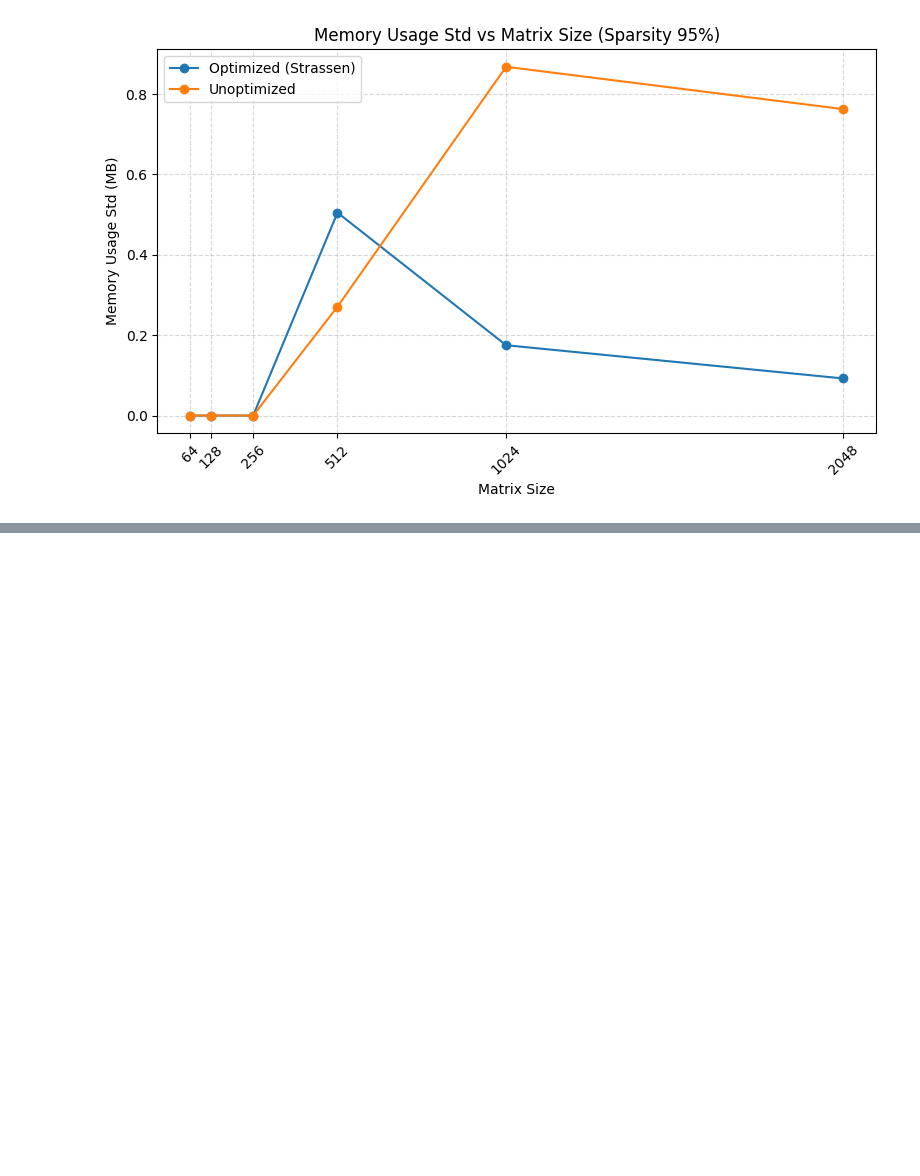
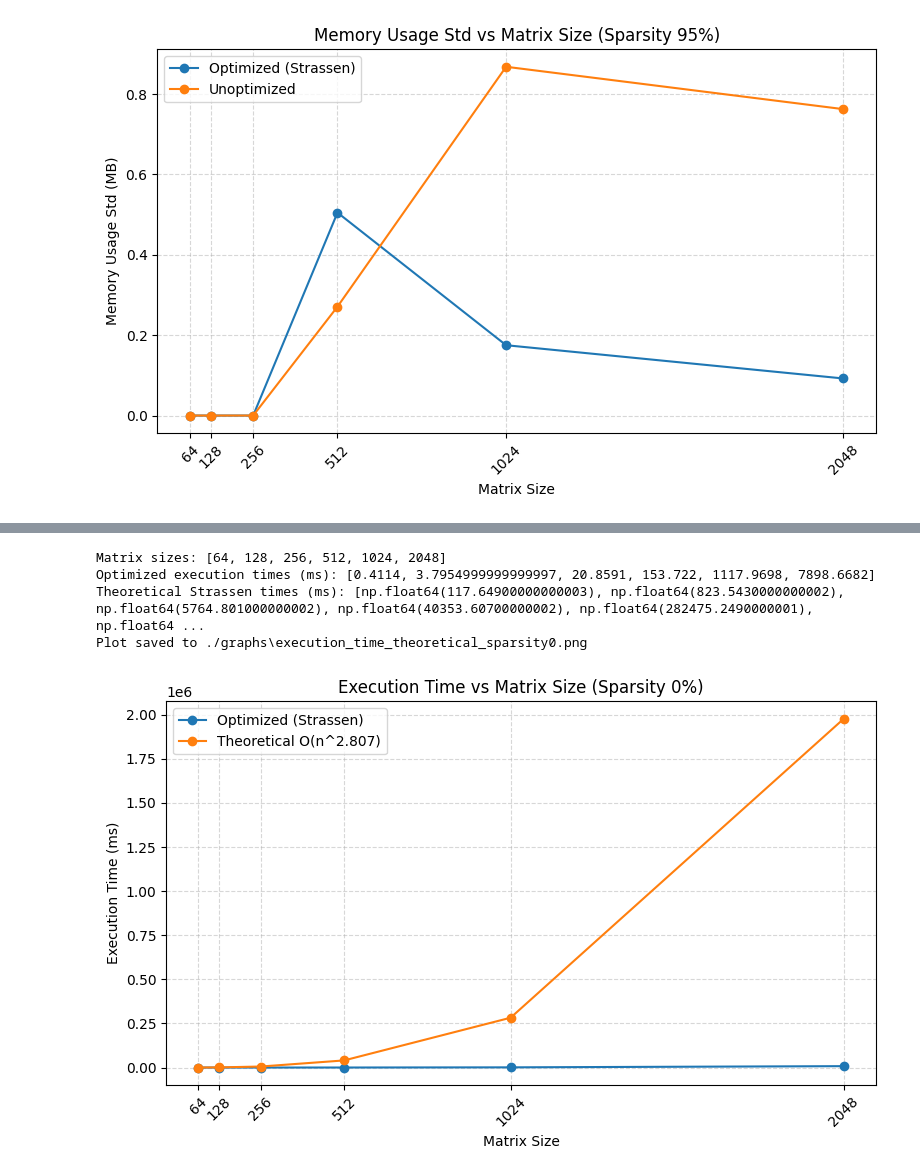
Before and after one commit to KaarloCaballero/Big_data-Task_2, a Jupyter notebook: process_data.ipynb, the cells around one changed output, grey strips where cells are left out. Saved outputs shown, nothing was run; the diff lists cells and outputs as text; code cells hidden in the pictures; blank space fills up the shorter version.

```diff
--- a/process_data.ipynb
+++ b/process_data.ipynb
@@ -1701,0 +1743,39 @@ Plot saved to ./graphs\memory_usage_std_sparsity95.png
+# %%
+# Filter for sparsity 0
+df_sparsity0 = agg_df[agg_df['sparse_level_percent'] == 0]
+
+# Sort by matrix size
+df_sparsity0 = df_sparsity0.sort_values('matrix_size')
+
+# Extract matrix sizes
+sizes = df_sparsity0['matrix_size'].unique().tolist()
+
+# Extract optimized execution times
+optimized_times = df_sparsity0[df_sparsity0['implementation'] == 'optimized-strassen']['execution_time_ms_mean'].tolist()
+
+# Compute theoretical Strassen time complexity: O(n^log2(7))
+# Scale factor chosen to roughly match observed optimized execution times
+scale_factor = 1e-3
+theoretical_times = [scale_factor * (n ** np.log2(7)) for n in sizes]
+
+# Print results
+print("Matrix sizes:", sizes)
+print("Optimized execution times (ms):", optimized_times)
+print("Theoretical Strassen times (ms):", theoretical_times)
+
+# Plot the execution times
+plot_lines(
+    x=sizes,
+    y=[optimized_times, theoretical_times],
+    labels=['Optimized (Strassen)', 'Theoretical O(n^2.807)'],
+    title='Execution Time vs Matrix Size (Sparsity 0%)',
+    xlabel='Matrix Size',
+    ylabel='Execution Time (ms)',
+    file_name='execution_time_theoretical_sparsity0.png',
+)
+# %% [output]
+Matrix sizes: [64, 128, 256, 512, 1024, 2048]
+Optimized execution times (ms): [0.4114, 3.7954999999999997, 20.8591, 153.722, 1117.9698, 7898.6682]
+Theoretical Strassen times (ms): [np.float64(117.64900000000003), np.float64(823.5430000000002), np.float64(5764.801000000002), np.float64(40353.60700000002), np.float64(282475.2490000001), np.float64 ...
+Plot saved to ./graphs\execution_time_theoretical_sparsity0.png
+[figure, added]
```
Also changed, not shown: parts of 3 cells of this notebook.
